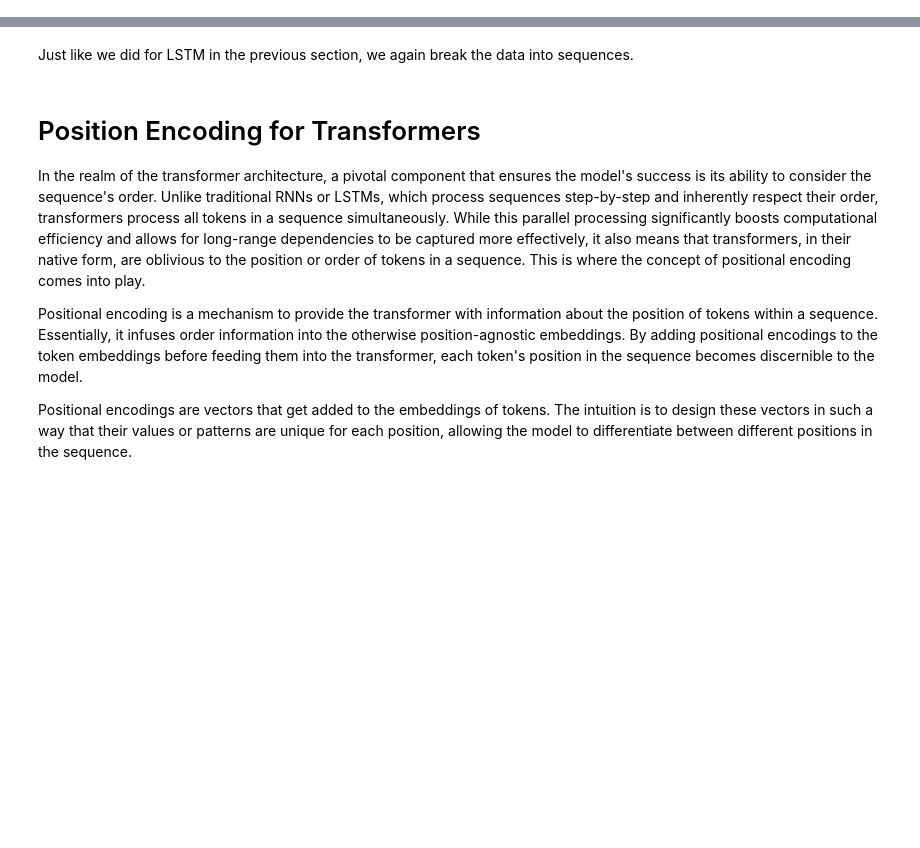
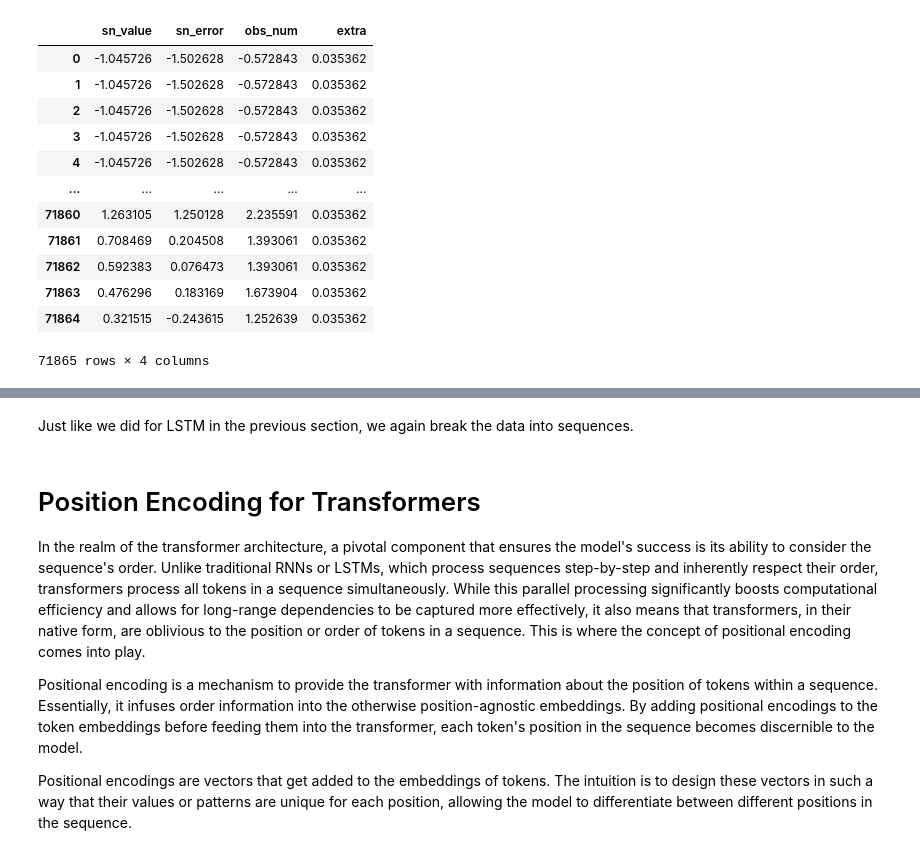
Before and after one commit to Shangodbole/Co-lab, a Jupyter notebook: t81_558_class_10_3_transformer_timeseries.ipynb, the cells around one changed output, grey strips where cells are left out. Drawn from its saved outputs; the diff is of its cells as text; code cells hidden in the pictures; blank space fills up the shorter version.

```diff
--- a/t81_558_class_10_3_transformer_timeseries.ipynb
+++ b/t81_558_class_10_3_transformer_timeseries.ipynb
@@ -71,0 +132,19 @@ The data preprocessing is the same as was introduced in the previous section. We
+# %%
+df_train = df_scaled.iloc[:(72865-1000)]
+df_test = df_scaled.iloc[(72865-1000):]
+# %%
+df_train
+# %% [output]
+|  | sn_value | sn_error | obs_num | extra |
+| 0 | -1.045726 | -1.502628 | -0.572843 | 0.035362 |
+| 1 | -1.045726 | -1.502628 | -0.572843 | 0.035362 |
+| 2 | -1.045726 | -1.502628 | -0.572843 | 0.035362 |
+| 3 | -1.045726 | -1.502628 | -0.572843 | 0.035362 |
+| 4 | -1.045726 | -1.502628 | -0.572843 | 0.035362 |
+| ... | ... | ... | ... | ... |
+| 71860 | 1.263105 | 1.250128 | 2.235591 | 0.035362 |
+| 71861 | 0.708469 | 0.204508 | 1.393061 | 0.035362 |
+| 71862 | 0.592383 | 0.076473 | 1.393061 | 0.035362 |
+| 71863 | 0.476296 | 0.183169 | 1.673904 | 0.035362 |
+| 71864 | 0.321515 | -0.243615 | 1.252639 | 0.035362 |
+71865 rows × 4 columns
```
Also changed, not shown: parts of 32 cells of this notebook.
